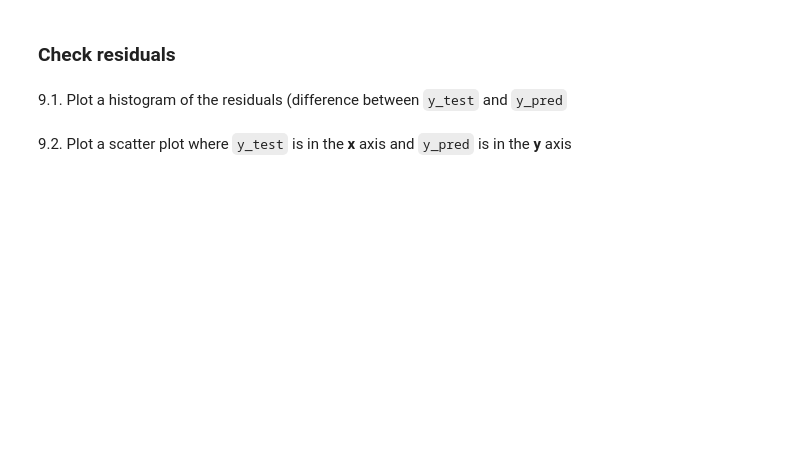
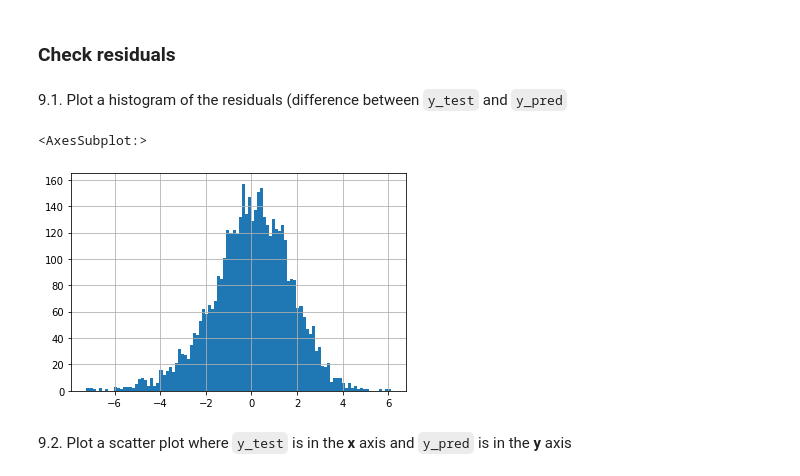
Before and after one commit to azerpas/school-8-machine-learning, a Jupyter notebook: Week3/Assignment_2.ipynb, the cells around one changed output. Drawn from its saved outputs; the diff is of its cells as text; code cells hidden in the pictures; blank space fills up the shorter version.

```diff
--- a/Week3/Assignment_2.ipynb
+++ b/Week3/Assignment_2.ipynb
@@ -403,2 +427,8 @@ Calculate and print the following metrics: mse, rmse, mae for the test_set
+# %%
+resids = y_test - y_pred
+resids.hist(bins=100)
+# %% [output]
+<AxesSubplot:>
+[figure, added]
 # %% [markdown]
 9.2. Plot a scatter plot where `y_test` is in the **x** axis and  `y_pred` is in the **y** axis
```
Also changed, not shown: parts of 16 cells of this notebook, 3 other files.
